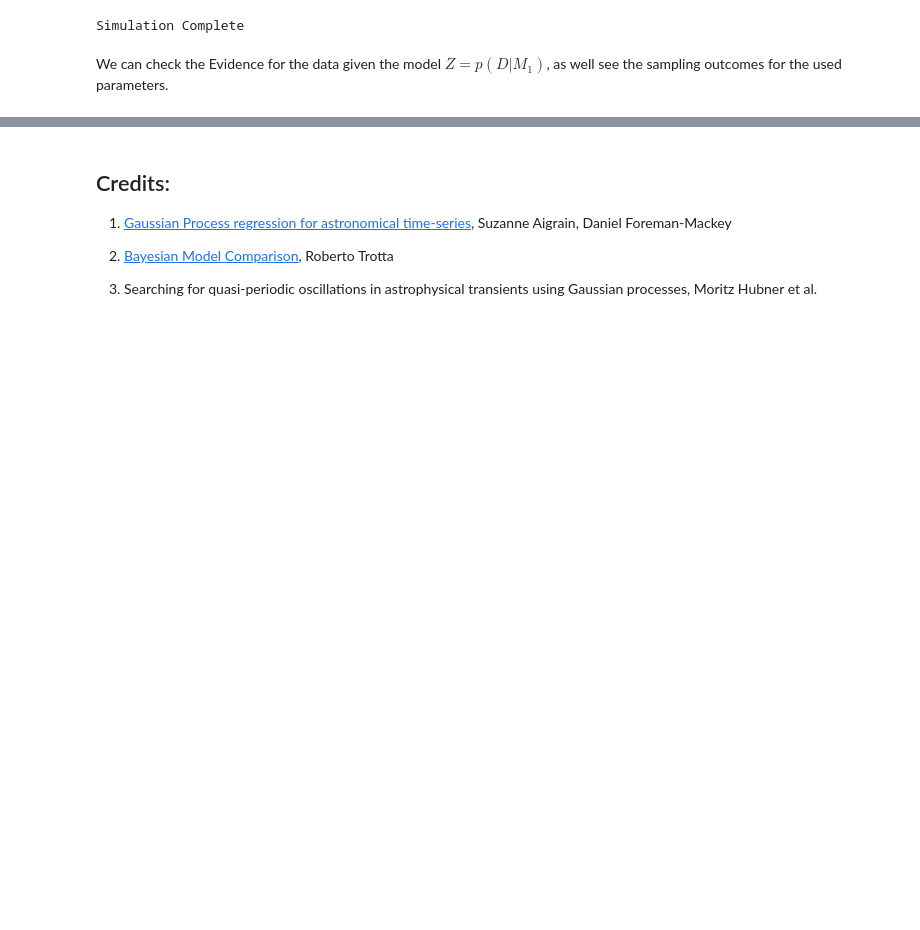
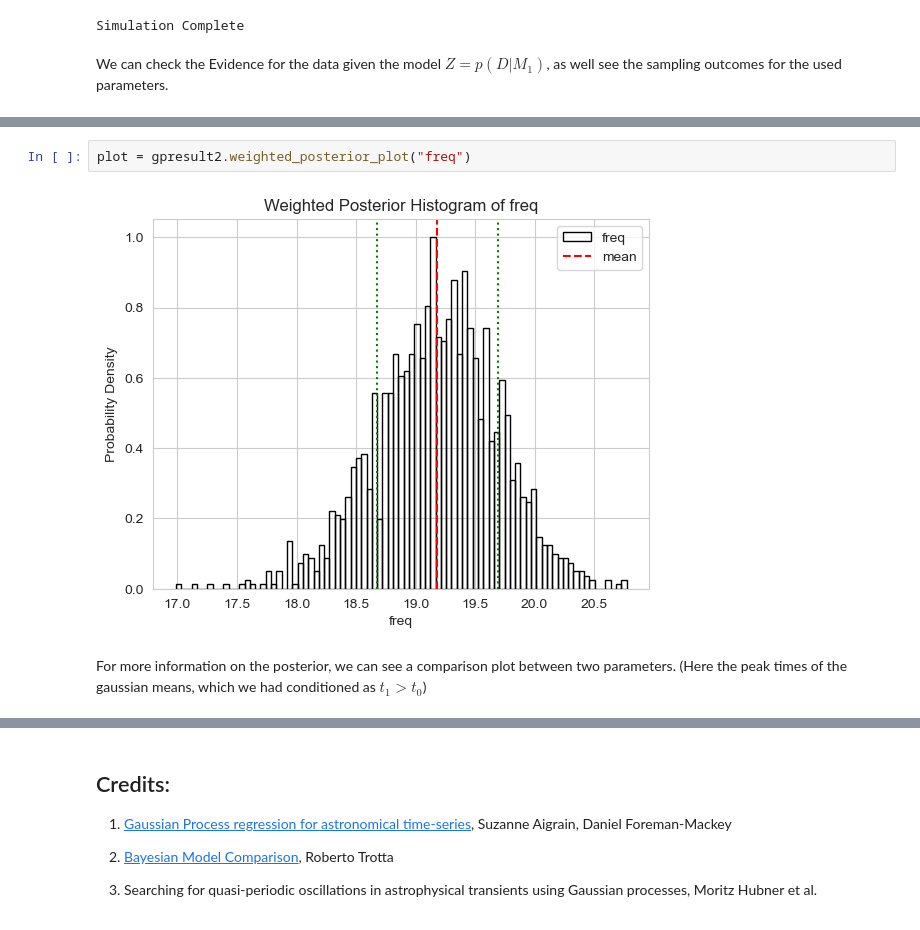
Before and after one commit to Gaurav17Joshi/ProofOfConcept, a Jupyter notebook: Demonstration/demo2.ipynb, the cells around one changed output, grey strips where cells are left out. Cells and saved outputs as stored; diff of their text form; blank space fills up the shorter version.

```diff
--- a/Demonstration/demo2.ipynb
+++ b/Demonstration/demo2.ipynb
@@ -213 +282,7 @@ Simulation Complete
+# %%
+plot = gpresult2.weighted_posterior_plot("freq")
+# %% [output]
+[figure, added]
+# %% [markdown]
+For more information on the posterior, we can see a comparison plot between two parameters. (Here the peak times of the gaussian means, which we had conditioned as $t_1>t_0$)
 # %%
```
Also changed, not shown: parts of 32 cells of this notebook.
